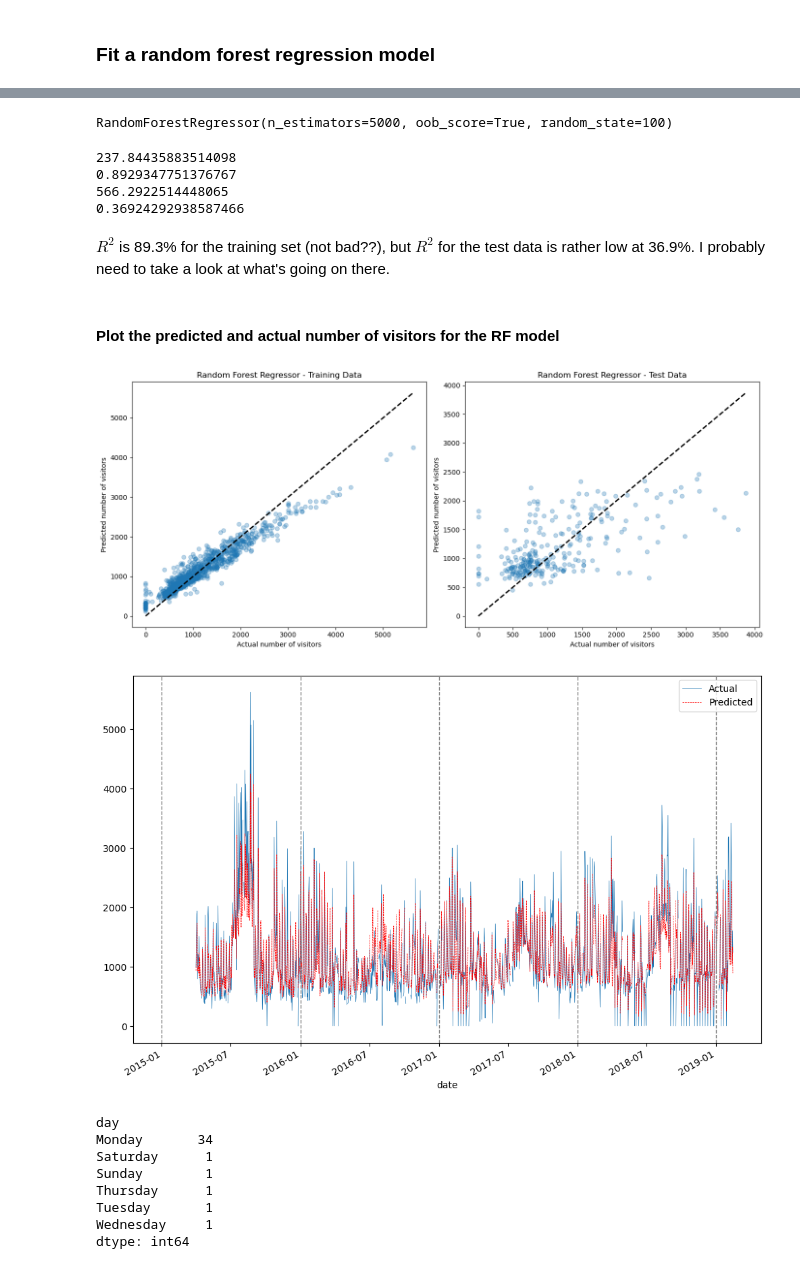
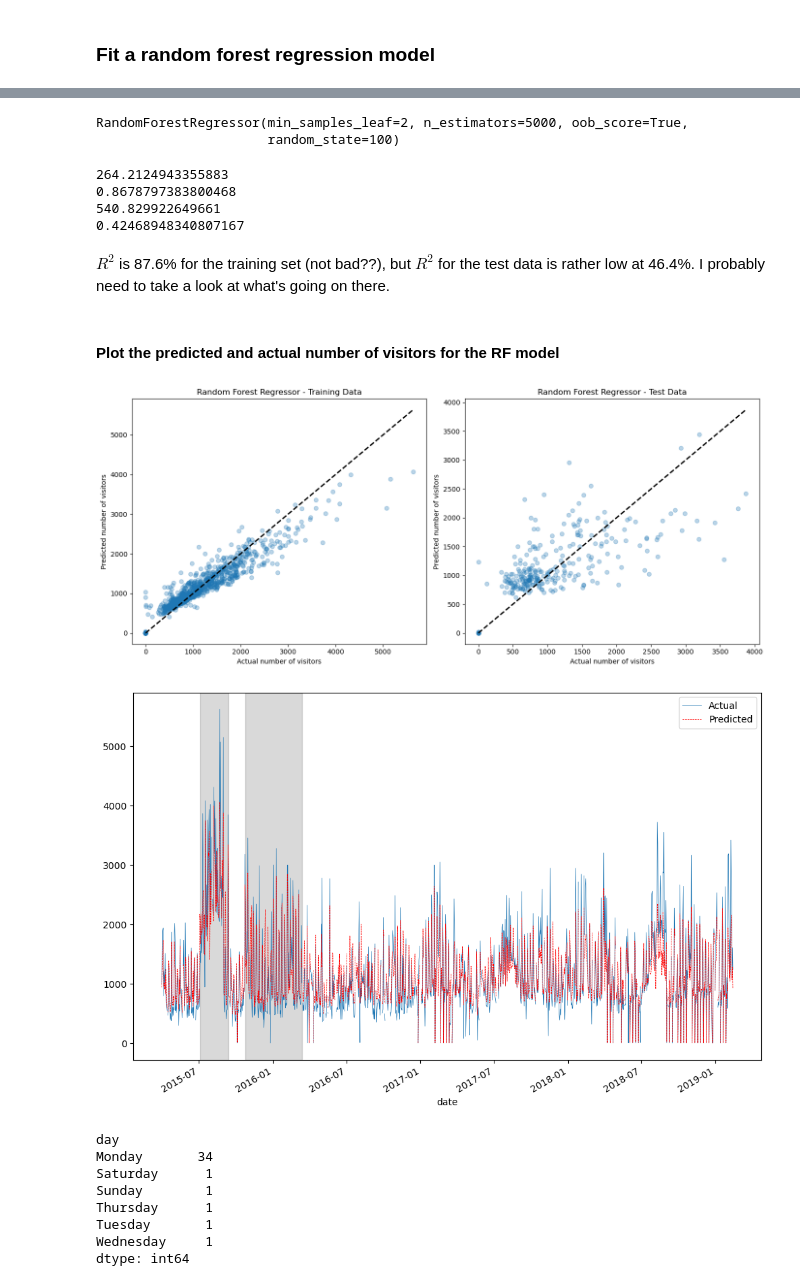
Before and after one commit to celiason/museum-visitor-model, a Jupyter notebook: sentiment.ipynb, the cells around one changed output, grey strips where cells are left out. Saved outputs shown, nothing was run; the diff lists cells and outputs as text; code cells hidden in the pictures.

```diff
--- a/sentiment.ipynb
+++ b/sentiment.ipynb
@@ -763,25 +758,37 @@ merged_data_clim
 # what about special events?
 
 # what about unique exhibitions?
-# '2015-10-24' # death: the human experience
-# '2016-04-22' # art from everywhere
-# '2016-05-21' # rembrandt
-events = ['2015-10-24', '2016-04-22', '2016-05-21']
+# Create a variable to indicate if dates are within certain ranges
+def is_within_date_range(date, start, end):
+    return start <= date <= end
 
+# Define the date ranges for the exhibits
+exhibit_ranges = [
+    ('2015-10-24', '2016-03-01'),  # death: the human experience
+    ('2015-07-04', '2015-09-13')  # art in nature
+    # '2016-04-22' # art from everywhere
+    # '2016-05-21' # rembrandt
+]
+
+# Convert string dates to datetime.date objects
+exhibit_ranges = [(dt.strptime(start, '%Y-%m-%d').date(), dt.strptime(end, '%Y-%m-%d').date()) for start, end in exhibit_ranges]
+
+# Apply the function to create the 'exhibit' column
+merged_data_clim['exhibit'] = merged_data_clim['Date'].apply(lambda x: any(is_within_date_range(x, start, end) for start, end in exhibit_ranges))
 
 # what about marketing campaigns?
 
 # what about twitter sentiment? (might need to account for a lag here)
+# DONE
 
 # what about the weather?
 # DONE
 
 # what about the day of the week?
-print(set(merged_data_clim['day']))
+# DONE
 
 # what about the month?
 merged_data_clim['month'] = merged_data_clim['date'].dt.month
-print(set(merged_data_clim['month']))
 
 # what about the year?
 merged_data_clim['year'] = merged_data_clim['date'].dt.year
@@ -793,5 +800,7 @@ merged_data_clim['year'] = merged_data_clim['date'].dt.year
 # autumn: September to November
 merged_data_clim['season'] = pd.cut(merged_data_clim['month'], bins=[0, 3, 6, 9, 12], labels=['winter', 'spring', 'summer', 'autumn'])
 
+merged_data_clim['closed'] = [True if x ==0 else False for x in merged_data_clim['Number_of_visitors']]
+
 merged_data_clim.head()
 # %% [output]
@@ -860,7 +872,7 @@ Index(['Date', 'Museum', 'Kpi', 'Number_of_visitors', 'Comments',
 ### Clean the data set
 # %%
 # Select relevant variables
-selected_columns = ['date', 'day', 'season', 'weekend', 'Number_of_visitors', 'self_counts', 'Sentiment_value', 'retweet_counts', 'likes_counts', 'tavg', 'prcp', 'tmin', 'tmax', 'wspd']
+selected_columns = ['date', 'day', 'weekend', 'Number_of_visitors', 'exhibit', 'self_counts', 'Sentiment_value', 'retweet_counts', 'closed', 'likes_counts', 'tavg', 'prcp', 'tmin', 'tmax', 'wspd']
 
 # selected_columns2 = ['date', 'season', 'trend', 'retweet_counts', 'likes_counts', 'positive_counts', 'negative_counts', 'neutral_counts', 'tavg', 'prcp', 'tmin', 'tmax', 'wspd']
 
@@ -881,5 +893,5 @@ cleaned_data.head()
 # %%
-cleaned_data = pd.get_dummies(cleaned_data, columns=['season','day'])
+cleaned_data = pd.get_dummies(cleaned_data, columns=['day'])
 # cleaned_data = pd.get_dummies(cleaned_data, columns=['season'])
 cleaned_data.head()
 # %% [output]
@@ -977,8 +981,9 @@ rand_search.fit(X_train, y_train)
 # %%
-model_rf = RandomForestRegressor(n_estimators=5000, oob_score=True, random_state=100)
+model_rf = RandomForestRegressor(n_estimators=5000, oob_score=True, random_state=100, min_samples_leaf=2)
 model_rf.fit(X_train, y_train)
 # %% [output]
-RandomForestRegressor(n_estimators=5000, oob_score=True, random_state=100)
+RandomForestRegressor(min_samples_leaf=2, n_estimators=5000, oob_score=True,
+                      random_state=100)
 # %%
 # extract R2, model fits
 pred_train_rf= model_rf.predict(X_train)
@@ -989,12 +994,12 @@ pred_test_rf = model_rf.predict(X_test)
 print(np.sqrt(mean_squared_error(y_test,pred_test_rf)))
 print(r2_score(y_test, pred_test_rf))
 # %% [output]
-237.84435883514098
-0.8929347751376767
-566.2922514448065
-0.36924292938587466
+264.2124943355883
+0.8678797383800468
+540.829922649661
+0.42468948340807167
 # %% [markdown]
-$R^2$ is 89.3% for the training set (not bad??), but $R^2$ for the test data is rather low at 36.9%. I probably need to take a look at what's going on there.
+$R^2$ is 87.6% for the training set (not bad??), but $R^2$ for the test data is rather low at 46.4%. I probably need to take a look at what's going on there.
 # %% [markdown]
 #### Plot the predicted and actual number of visitors for the RF model
 # %%
@@ -1021,39 +1026,45 @@ plt.title('Random Forest Regressor - Test Data')
 plt.tight_layout()
 plt.show()
 # %% [output]
-[figure, old version]
+[figure, new version]
 # %%
 # Plot actual and predicted values
 
 # plt.scatter(merged_data_clim['date'], pred_train_rf, alpha=0.3)
 # X_train.index
 
 # TODO: probably would be better to write a function that prepares the data set for RF modeling
 
 # Merge the training and testing data
 tmp = pd.concat([X_train, X_test], axis=0)
 tmp = tmp.loc[merged_data_clim.index]
 
 # Get predictions and add to the main data set
 merged_data_clim['predicted_visitors'] = model_rf.predict(tmp)
 
 # Plots
 merged_data_clim.plot(x='date', y='Number_of_visitors', lw=0.5, figsize=(12,8), kind='line')
 plt.plot(merged_data_clim['date'], merged_data_clim['predicted_visitors'], lw=0.5, color='red', linestyle='--')
 
 # Optionally limit to a time range
 # plt.xlim(pd.to_datetime('2015-01-01'), pd.to_datetime('2015-12-31'))
 
 # Add a legend
 plt.legend(['Actual', 'Predicted'])
 
 # Add vertical lines at new years
-for year in range(2015, 2020):
-    plt.axvline(pd.to_datetime(f'{year}-01-01'), color='gray', linestyle='--', lw=1)
+# for year in range(2015, 2020):
+#     plt.axvline(pd.to_datetime(f'{year}-01-01'), color='gray', linestyle='--', lw=1)
 
-plt.savefig('figs/visitors_predicted.png', dpi=300)
+# plt.savefig('figs/visitors_predicted.png', dpi=300)
+
+# Add shaded box for range of dates
+axes = plt.gcf().get_axes()
+for ax in axes:
+    ax.axvspan(pd.to_datetime('2015-10-24'), pd.to_datetime('2016-03-13'), color='black', alpha=0.15) # death: the human experience
+    ax.axvspan(pd.to_datetime('2015-07-04'), pd.to_datetime('2015-09-13'), color='black', alpha=0.15) # art forms in nature exhibit
 # %% [output]
-[figure, old version]
+[figure, new version]
 # %%
 # Looking at where the zeros come from
 merged_data_clim[merged_data_clim['Number_of_visitors'] == 0].groupby('day').size()
```
Also changed, not shown: parts of 16 cells of this notebook, 1 other file.
